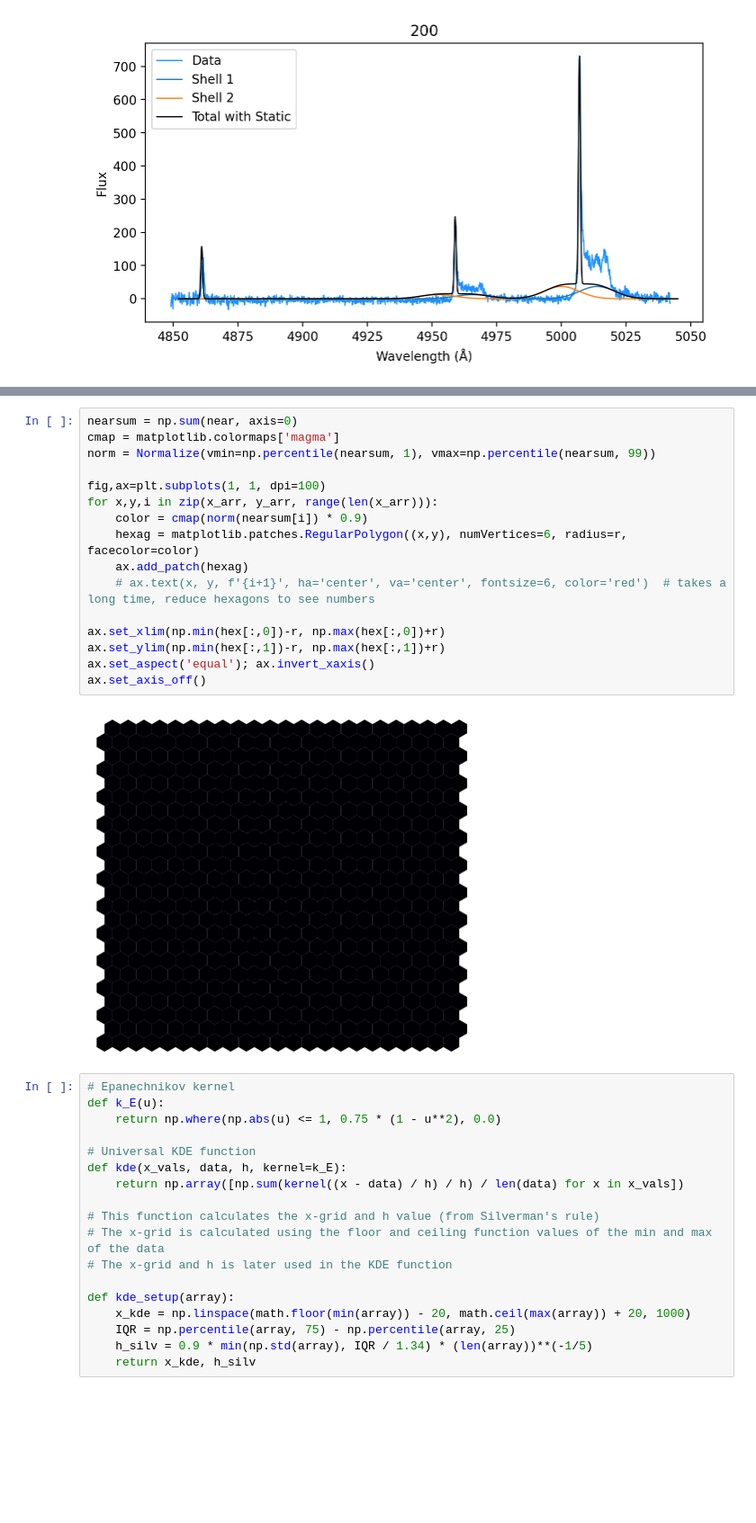
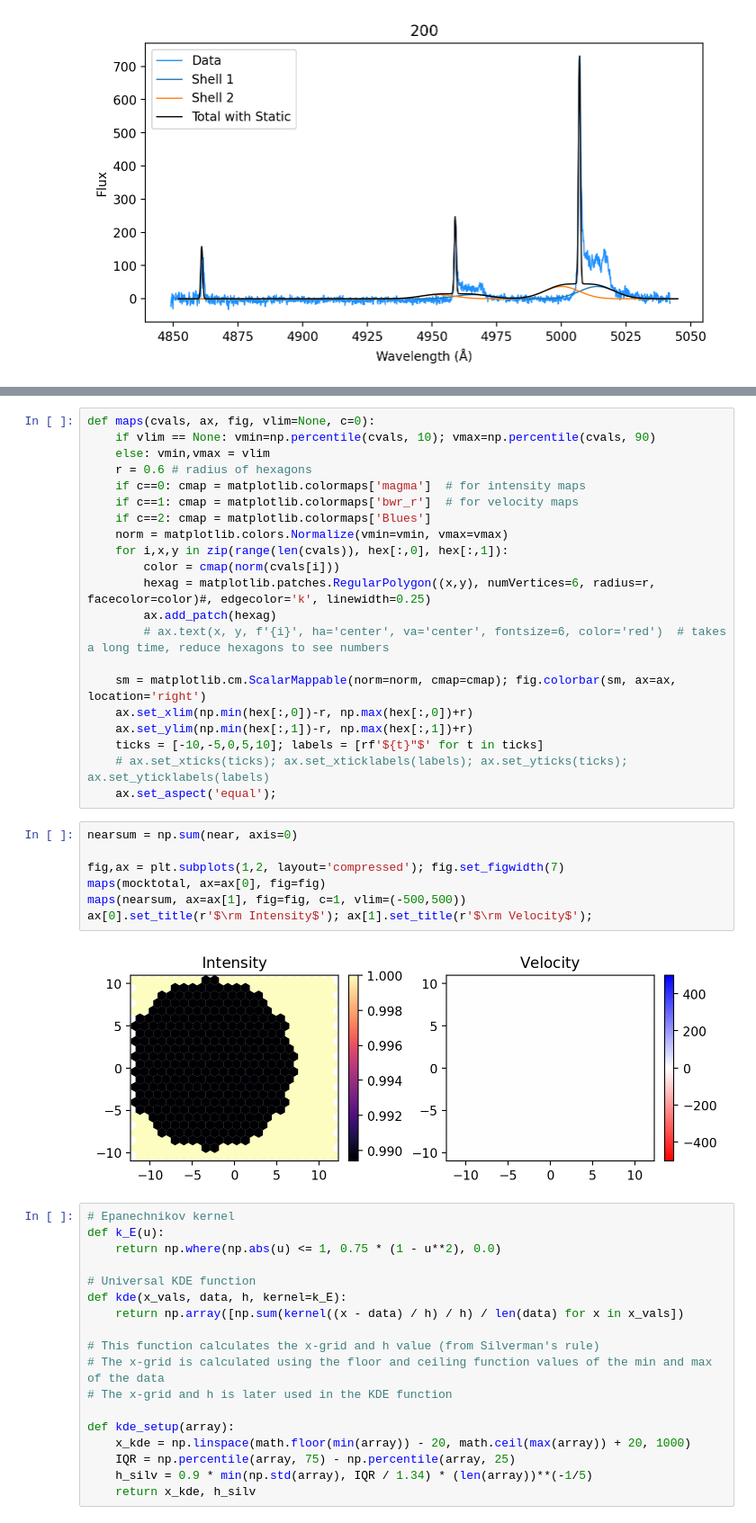
Before and after one commit to callumbloor/snr_stuff, a Jupyter notebook: linemodel.ipynb, the cells around one changed output, grey strips where cells are left out. Shown at 90% size. Cells and saved outputs as stored; diff of their text form; blank space fills up the shorter version.

```diff
--- a/linemodel.ipynb
+++ b/linemodel.ipynb
@@ -282,21 +261,33 @@ ax.set_axis_off()
-# %%
-nearsum = np.sum(near, axis=0)
-cmap = matplotlib.colormaps['magma']
-norm = Normalize(vmin=np.percentile(nearsum, 1), vmax=np.percentile(nearsum, 99))
-
-fig,ax=plt.subplots(1, 1, dpi=100)
-for x,y,i in zip(x_arr, y_arr, range(len(x_arr))):
-    color = cmap(norm(nearsum[i]) * 0.9)
-    hexag = matplotlib.patches.RegularPolygon((x,y), numVertices=6, radius=r, facecolor=color)
-    ax.add_patch(hexag)
-    # ax.text(x, y, f'{i+1}', ha='center', va='center', fontsize=6, color='red')  # takes a long time, reduce hexagons to see numbers
-
-ax.set_xlim(np.min(hex[:,0])-r, np.max(hex[:,0])+r)
-ax.set_ylim(np.min(hex[:,1])-r, np.max(hex[:,1])+r)
-ax.set_aspect('equal'); ax.invert_xaxis()
-ax.set_axis_off()
-# %% [output]
-[figure, removed]
+# %%
+def maps(cvals, ax, fig, vlim=None, c=0):
+    if vlim == None: vmin=np.percentile(cvals, 10); vmax=np.percentile(cvals, 90)
+    else: vmin,vmax = vlim
+    r = 0.6 # radius of hexagons
+    if c==0: cmap = matplotlib.colormaps['magma']  # for intensity maps
+    if c==1: cmap = matplotlib.colormaps['bwr_r']  # for velocity maps
+    if c==2: cmap = matplotlib.colormaps['Blues']
+    norm = matplotlib.colors.Normalize(vmin=vmin, vmax=vmax)
+    for i,x,y in zip(range(len(cvals)), hex[:,0], hex[:,1]):
+        color = cmap(norm(cvals[i]))
+        hexag = matplotlib.patches.RegularPolygon((x,y), numVertices=6, radius=r, facecolor=color)#, edgecolor='k', linewidth=0.25)
+        ax.add_patch(hexag)
+        # ax.text(x, y, f'{i}', ha='center', va='center', fontsize=6, color='red')  # takes a long time, reduce hexagons to see numbers
+
+    sm = matplotlib.cm.ScalarMappable(norm=norm, cmap=cmap); fig.colorbar(sm, ax=ax, location='right')
+    ax.set_xlim(np.min(hex[:,0])-r, np.max(hex[:,0])+r)
+    ax.set_ylim(np.min(hex[:,1])-r, np.max(hex[:,1])+r)
+    ticks = [-10,-5,0,5,10]; labels = [rf'${t}"$' for t in ticks]
+    # ax.set_xticks(ticks); ax.set_xticklabels(labels); ax.set_yticks(ticks); ax.set_yticklabels(labels)
+    ax.set_aspect('equal');
+# %%
+nearsum = np.sum(near, axis=0)
+
+fig,ax = plt.subplots(1,2, layout='compressed'); fig.set_figwidth(7)
+maps(mocktotal, ax=ax[0], fig=fig)
+maps(nearsum, ax=ax[1], fig=fig, c=1, vlim=(-500,500))
+ax[0].set_title(r'$\rm Intensity$'); ax[1].set_title(r'$\rm Velocity$');
+# %% [output]
+[figure, added]
 # %%
 # Epanechnikov kernel
 def k_E(u):
```
Also changed, not shown: parts of 5 cells of this notebook.
